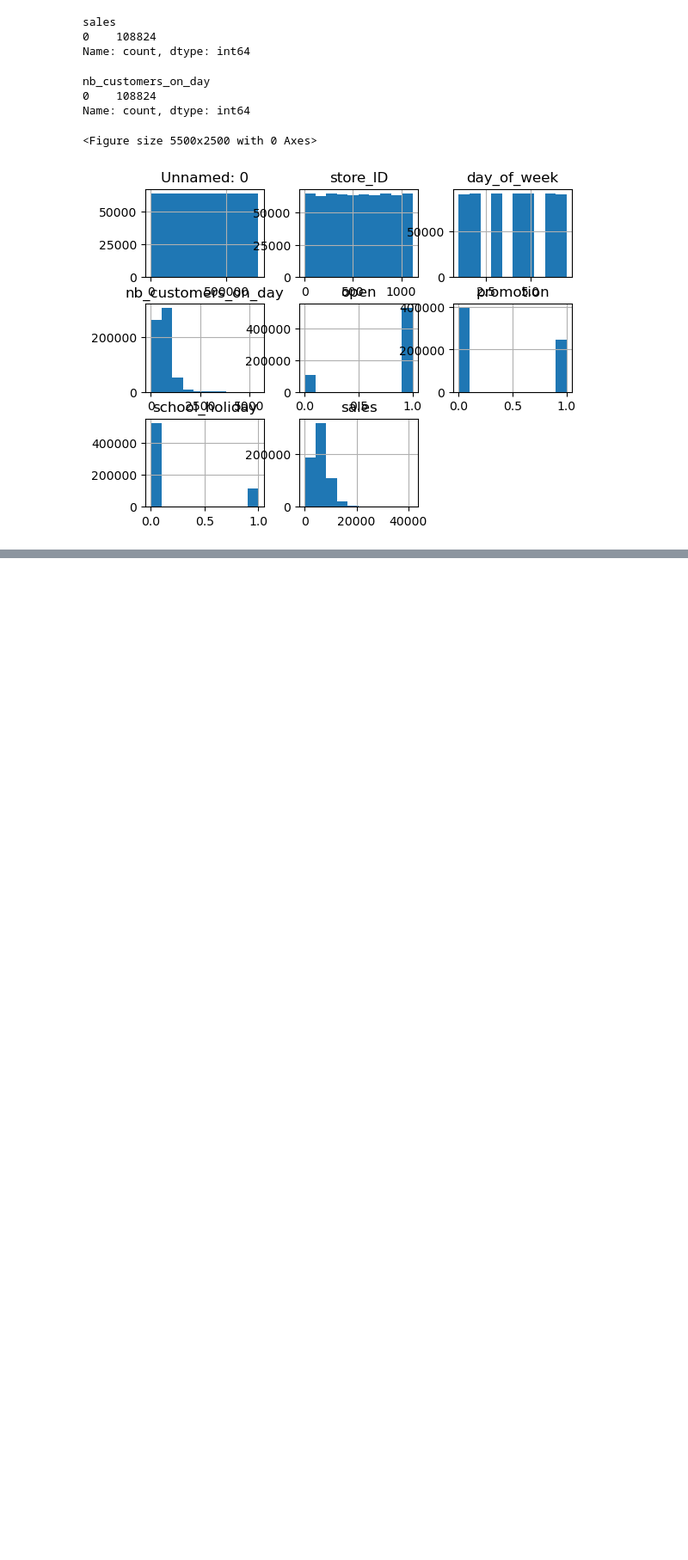
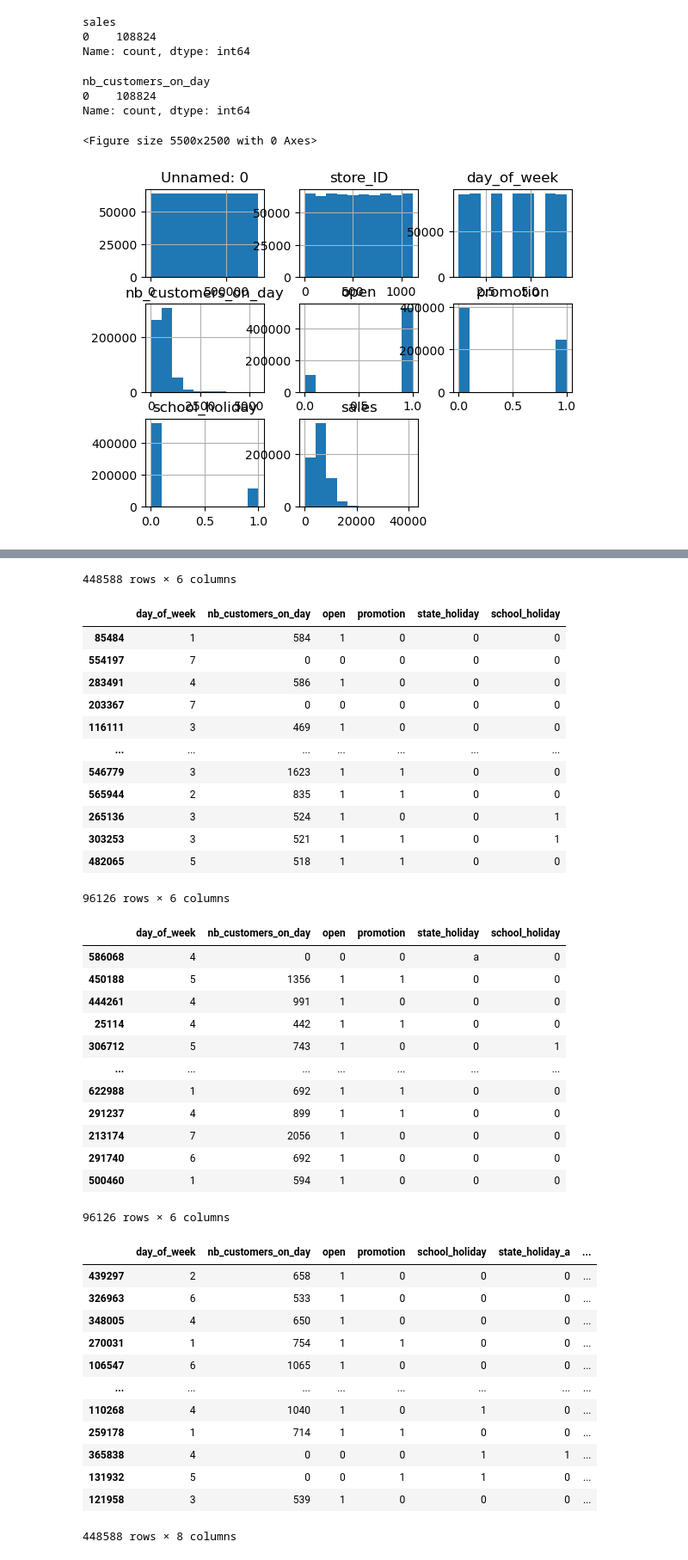
Before and after one commit to alfongccode/ironhack-sales-challenge-group5, a Jupyter notebook: sales_challenge.ipynb, the cells around one changed output, grey strips where cells are left out. Shown at 86% size. Saved outputs shown, nothing was run; the diff lists cells and outputs as text; code cells hidden in the pictures; blank space fills up the shorter version.

```diff
--- a/sales_challenge.ipynb
+++ b/sales_challenge.ipynb
@@ -202,0 +250,17 @@ plt.show()
+# %%
+
+display(sales.columns)
+
+X_train_clean = X_train.copy()
+X_val_clean = X_val.copy()
+X_test_clean = X_test.copy()
+
+for dataset in [X_train_clean, X_val_clean, X_test_clean]:
+ dataset.drop(columns=['Unnamed: 0', 'store_ID', 'date'], inplace=True)
+ display(dataset)
+
+X_train_clean = pd.get_dummies(X_train_clean, columns=['state_holiday'], drop_first=True, dtype=int)
+X_val_clean = pd.get_dummies(X_val_clean, columns=['state_holiday'], drop_first=True, dtype=int)
+X_test_clean = pd.get_dummies(X_test_clean, columns=['state_holiday'], drop_first=True, dtype=int)
+display(X_train_clean)
+# %% [output]
@@ -202,0 +282,40 @@ plt.show()
+448588 rows × 6 columns
+|  | day_of_week | nb_customers_on_day | open | promotion | state_holiday | school_holiday |
+| 85484 | 1 | 584 | 1 | 0 | 0 | 0 |
+| 554197 | 7 | 0 | 0 | 0 | 0 | 0 |
+| 283491 | 4 | 586 | 1 | 0 | 0 | 0 |
+| 203367 | 7 | 0 | 0 | 0 | 0 | 0 |
+| 116111 | 3 | 469 | 1 | 0 | 0 | 0 |
+| ... | ... | ... | ... | ... | ... | ... |
+| 546779 | 3 | 1623 | 1 | 1 | 0 | 0 |
+| 565944 | 2 | 835 | 1 | 1 | 0 | 0 |
+| 265136 | 3 | 524 | 1 | 0 | 0 | 1 |
+| 303253 | 3 | 521 | 1 | 1 | 0 | 1 |
+| 482065 | 5 | 518 | 1 | 1 | 0 | 0 |
+96126 rows × 6 columns
+|  | day_of_week | nb_customers_on_day | open | promotion | state_holiday | school_holiday |
+| 586068 | 4 | 0 | 0 | 0 | a | 0 |
+| 450188 | 5 | 1356 | 1 | 1 | 0 | 0 |
+| 444261 | 4 | 991 | 1 | 0 | 0 | 0 |
+| 25114 | 4 | 442 | 1 | 1 | 0 | 0 |
+| 306712 | 5 | 743 | 1 | 0 | 0 | 1 |
+| ... | ... | ... | ... | ... | ... | ... |
+| 622988 | 1 | 692 | 1 | 1 | 0 | 0 |
+| 291237 | 4 | 899 | 1 | 1 | 0 | 0 |
+| 213174 | 7 | 2056 | 1 | 0 | 0 | 0 |
+| 291740 | 6 | 692 | 1 | 0 | 0 | 0 |
+| 500460 | 1 | 594 | 1 | 0 | 0 | 0 |
+96126 rows × 6 columns
+|  | day_of_week | nb_customers_on_day | open | promotion | school_holiday | state_holiday_a | ... |
+| 439297 | 2 | 658 | 1 | 0 | 0 | 0 | ... |
+| 326963 | 6 | 533 | 1 | 0 | 0 | 0 | ... |
+| 348005 | 4 | 650 | 1 | 0 | 0 | 0 | ... |
+| 270031 | 1 | 754 | 1 | 1 | 0 | 0 | ... |
+| 106547 | 6 | 1065 | 1 | 0 | 0 | 0 | ... |
+| ... | ... | ... | ... | ... | ... | ... | ... |
+| 110268 | 4 | 1040 | 1 | 0 | 1 | 0 | ... |
+| 259178 | 1 | 714 | 1 | 1 | 0 | 0 | ... |
+| 365838 | 4 | 0 | 0 | 0 | 1 | 1 | ... |
+| 131932 | 5 | 0 | 0 | 1 | 1 | 0 | ... |
+| 121958 | 3 | 539 | 1 | 0 | 0 | 0 | ... |
+448588 rows × 8 columns
```
Also changed, not shown: parts of 5 cells of this notebook.
